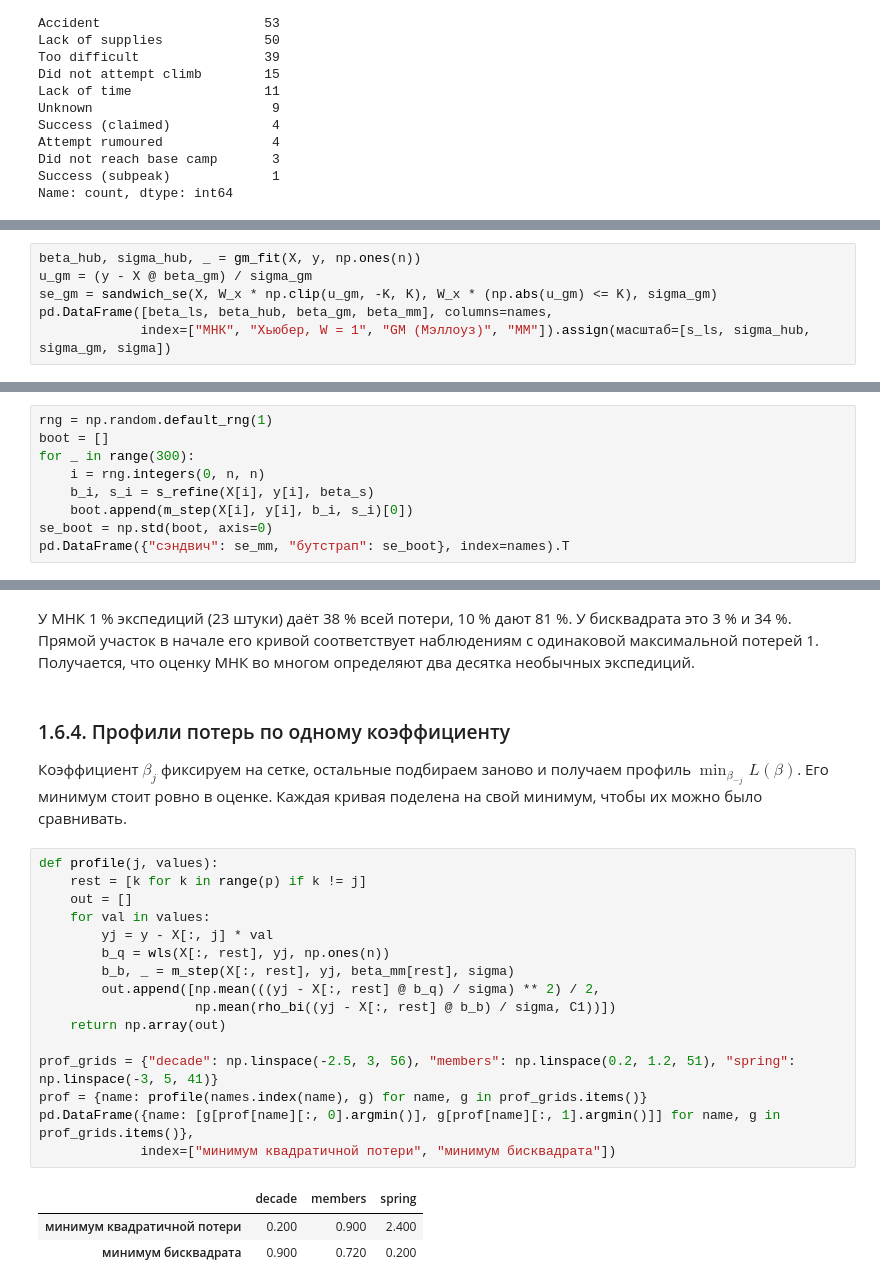
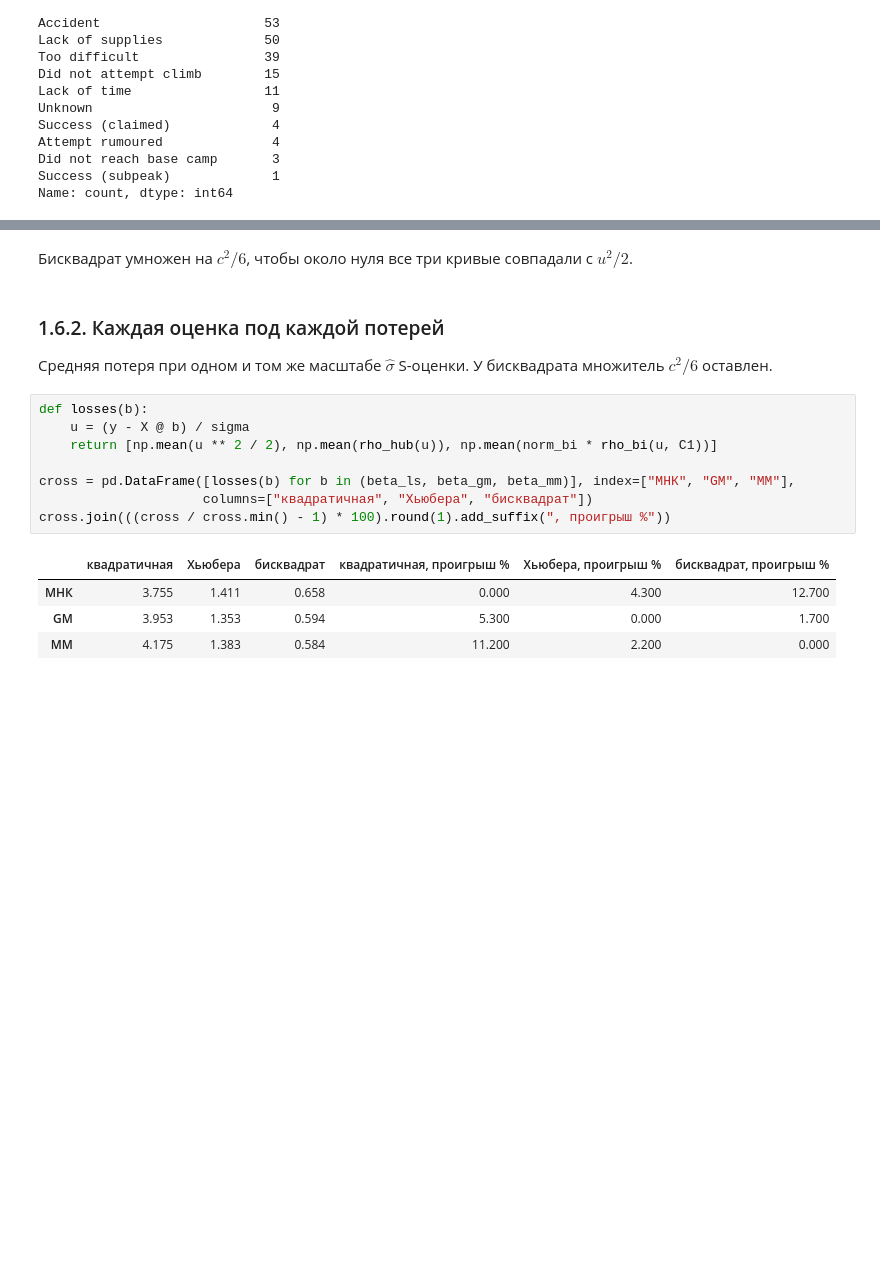
Before and after one commit to Vovamujik/stata_ai_2026_lab3, a Jupyter notebook: Lab3_Everest.ipynb, the cells around one changed output, grey strips where cells are left out. Cells and saved outputs as stored; diff of their text form; blank space fills up the shorter version.

```diff
--- a/Lab3_Everest.ipynb
+++ b/Lab3_Everest.ipynb
@@ -657,6 +539,0 @@ history.iloc[[0, 1, 2, 5, 10, len(history) - 1]]
-# %%
-beta_hub, sigma_hub, _ = gm_fit(X, y, np.ones(n))
-u_gm = (y - X @ beta_gm) / sigma_gm
-se_gm = sandwich_se(X, W_x * np.clip(u_gm, -K, K), W_x * (np.abs(u_gm) <= K), sigma_gm)
-pd.DataFrame([beta_ls, beta_hub, beta_gm, beta_mm], columns=names,
-             index=["МНК", "Хьюбер, W = 1", "GM (Мэллоуз)", "MM"]).assign(масштаб=[s_ls, sigma_hub, sigma_gm, sigma])
@@ -722,9 +616,0 @@ pd.DataFrame({"(5.39)": se_539, "сэндвич": se_mm, "кластеры по
-# %%
-rng = np.random.default_rng(1)
-boot = []
-for _ in range(300):
-    i = rng.integers(0, n, n)
-    b_i, s_i = s_refine(X[i], y[i], beta_s)
-    boot.append(m_step(X[i], y[i], b_i, s_i)[0])
-se_boot = np.std(boot, axis=0)
-pd.DataFrame({"сэндвич": se_mm, "бутстрап": se_boot}, index=names).T
@@ -884,26 +797,19 @@ pd.DataFrame({label: [np.sort(v)[::-1][: int(q * n)].sum() / v.sum() for q in (0
 # %% [markdown]
-У МНК 1 % экспедиций (23 штуки) даёт 38 % всей потери, 10 % дают 81 %. У бисквадрата это 3 % и 34 %. Прямой участок в начале его кривой соответствует наблюдениям с одинаковой максимальной потерей 1. Получается, что оценку МНК во многом определяют два десятка необычных экспедиций.
+Бисквадрат умножен на $c^2/6$, чтобы около нуля все три кривые совпадали с $u^2/2$.
 # %% [markdown]
-### 1.6.4. Профили потерь по одному коэффициенту
+### 1.6.2. Каждая оценка под каждой потерей
 
-Коэффициент $\beta_j$ фиксируем на сетке, остальные подбираем заново и получаем профиль $\min_{\beta_{-j}}L(\beta)$. Его минимум стоит ровно в оценке. Каждая кривая поделена на свой минимум, чтобы их можно было сравнивать.
+Средняя потеря при одном и том же масштабе $\hat\sigma$ S-оценки. У бисквадрата множитель $c^2/6$ оставлен.
 # %%
-def profile(j, values):
-    rest = [k for k in range(p) if k != j]
-    out = []
-    for val in values:
-        yj = y - X[:, j] * val
-        b_q = wls(X[:, rest], yj, np.ones(n))
-        b_b, _ = m_step(X[:, rest], yj, beta_mm[rest], sigma)
-        out.append([np.mean(((yj - X[:, rest] @ b_q) / sigma) ** 2) / 2,
-                    np.mean(rho_bi((yj - X[:, rest] @ b_b) / sigma, C1))])
-    return np.array(out)
+def losses(b):
+    u = (y - X @ b) / sigma
+    return [np.mean(u ** 2 / 2), np.mean(rho_hub(u)), np.mean(norm_bi * rho_bi(u, C1))]
 
-prof_grids = {"decade": np.linspace(-2.5, 3, 56), "members": np.linspace(0.2, 1.2, 51), "spring": np.linspace(-3, 5, 41)}
-prof = {name: profile(names.index(name), g) for name, g in prof_grids.items()}
-pd.DataFrame({name: [g[prof[name][:, 0].argmin()], g[prof[name][:, 1].argmin()]] for name, g in prof_grids.items()},
-             index=["минимум квадратичной потери", "минимум бисквадрата"])
+cross = pd.DataFrame([losses(b) for b in (beta_ls, beta_gm, beta_mm)], index=["МНК", "GM", "MM"],
+                     columns=["квадратичная", "Хьюбера", "бисквадрат"])
+cross.join(((cross / cross.min() - 1) * 100).round(1).add_suffix(", проигрыш %"))
 # %% [output]
-|  | decade | members | spring |
-| минимум квадратичной потери | 0.200 | 0.900 | 2.400 |
-| минимум бисквадрата | 0.900 | 0.720 | 0.200 |
+|  | квадратичная | Хьюбера | бисквадрат | квадратичная, проигрыш % | Хьюбера, проигрыш % | бисквадрат, проигрыш % |
+| МНК | 3.755 | 1.411 | 0.658 | 0.000 | 4.300 | 12.700 |
+| GM | 3.953 | 1.353 | 0.594 | 5.300 | 0.000 | 1.700 |
+| MM | 4.175 | 1.383 | 0.584 | 11.200 | 2.200 | 0.000 |
```
Also changed, not shown: parts of 272 cells of this notebook.
